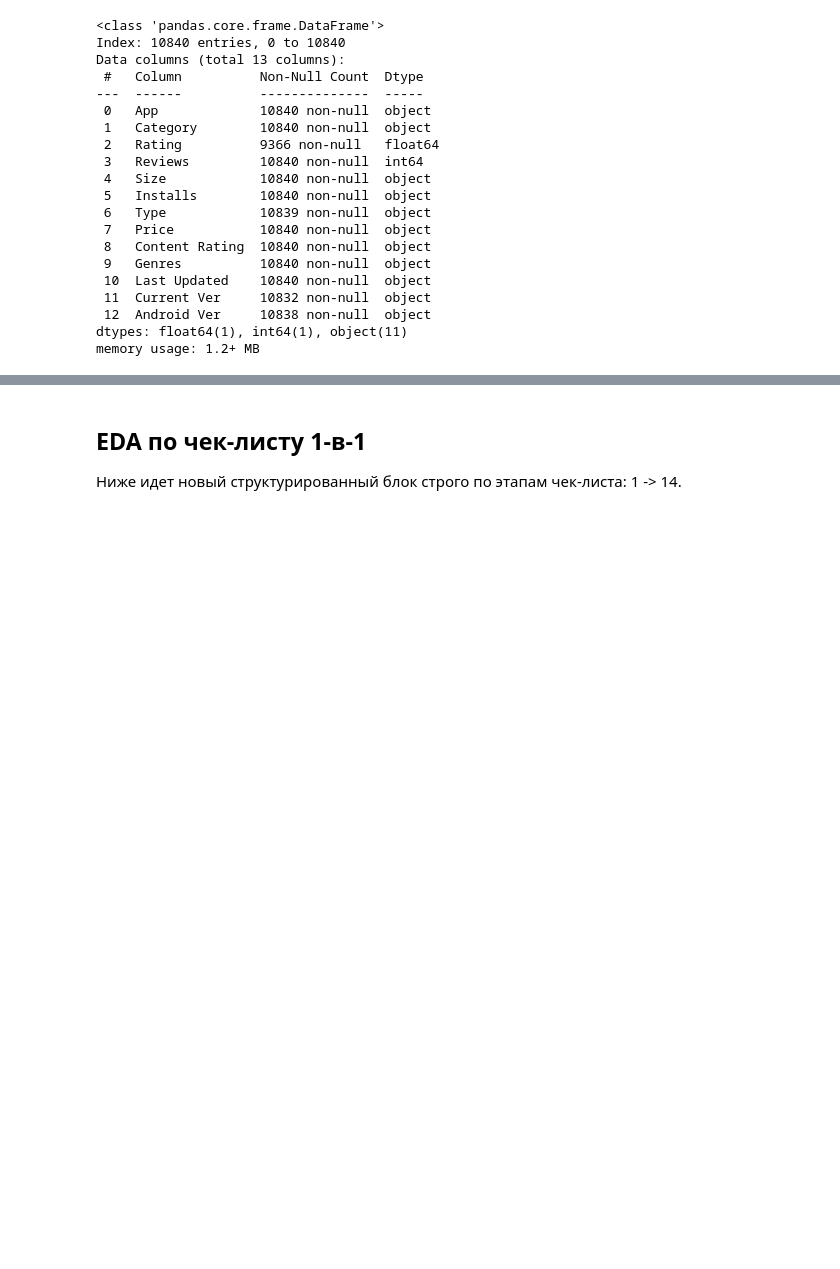
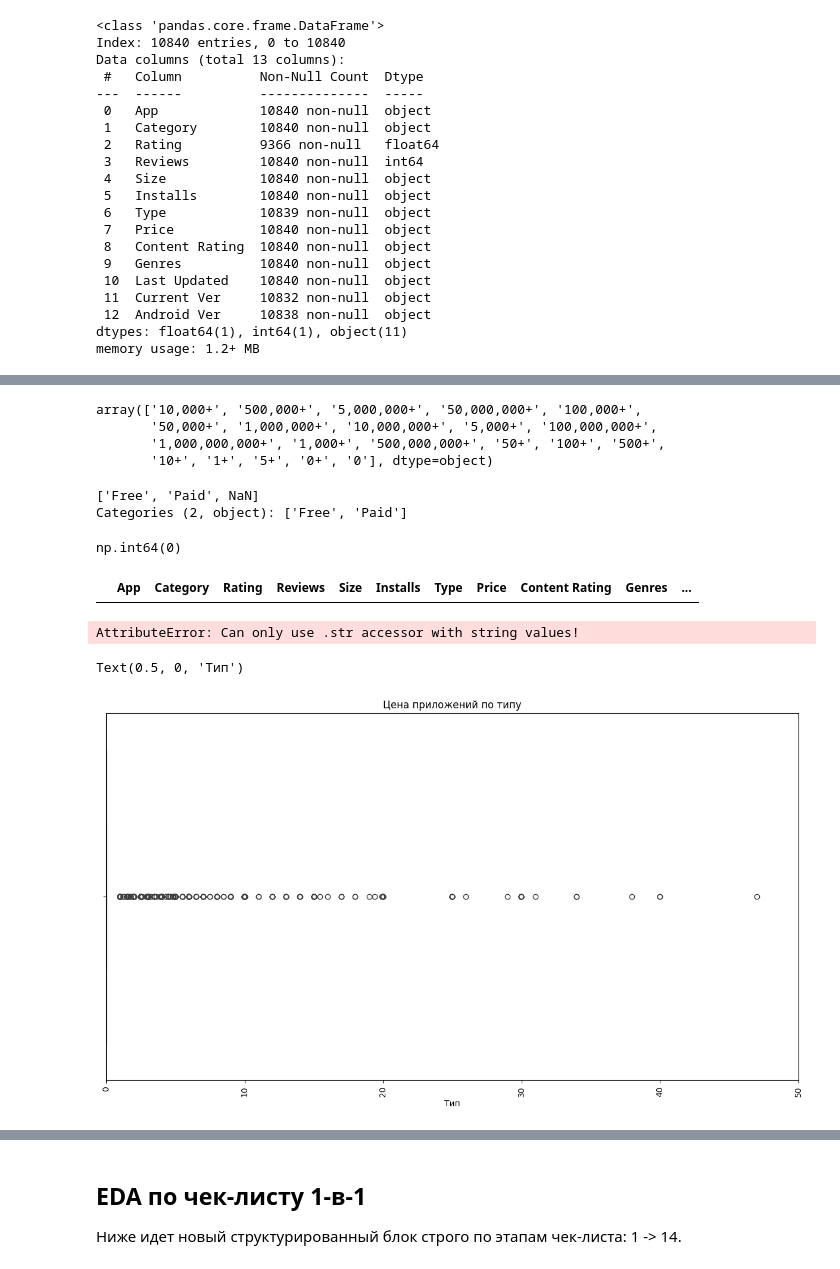
Before and after one commit to gggvitalii90/python_analytics_ich_120925, a Jupyter notebook: notebooks/Python for DA_PR19.ipynb, the cells around one changed output, grey strips where cells are left out. Saved outputs shown, nothing was run; the diff lists cells and outputs as text; code cells hidden in the pictures; blank space fills up the shorter version.

```diff
--- a/notebooks/Python for DA_PR19.ipynb
+++ b/notebooks/Python for DA_PR19.ipynb
@@ -242,0 +261,5 @@ memory usage: 1.5+ MB
+# %%
+cat_cols = ['Genres', 'Android Ver', 'Category', 'Type', 'Content Rating']
+
+for col in cat_cols:
+    df_googleplay[col] = df_googleplay[col].astype('category')
@@ -242,0 +287,6 @@ memory usage: 1.5+ MB
+# %%
+means = (df_googleplay['Size'].replace(0, np.nan).groupby(df_googleplay['Category']).transform('mean'))
+
+df_googleplay['Size'] = df_googleplay['Size'].replace(0, np.nan).fillna(means)
+
+df_googleplay.sort_values(by='Size', ascending=False).head(10)
@@ -242,0 +305,34 @@ memory usage: 1.5+ MB
+# %%
+df_googleplay['Installs'].unique()
+# %% [output]
+array(['10,000+', '500,000+', '5,000,000+', '50,000,000+', '100,000+',
+       '50,000+', '1,000,000+', '10,000,000+', '5,000+', '100,000,000+',
+       '1,000,000,000+', '1,000+', '500,000,000+', '50+', '100+', '500+',
+       '10+', '1+', '5+', '0+', '0'], dtype=object)
+# %%
+df_googleplay['Type'].unique()
+# %% [output]
+['Free', 'Paid', NaN]
+Categories (2, object): ['Free', 'Paid']
+# %%
+display(df_googleplay['Type'].isna().sum())
+df_googleplay[df_googleplay['Type'].isna() == True]
+# %% [output]
+np.int64(0)
+|  | App | Category | Rating | Reviews | Size | Installs | Type | Price | Content Rating | Genres | ... |
+# %%
+df_googleplay.drop(9148, inplace = True)
+# %%
+df_googleplay['Price']=df_googleplay['Price'].str.replace('$','').astype(float)
+# %% [output]
+AttributeError: Can only use .str accessor with string values!
+# %%
+plt.figure(figsize=(15,8))
+sns.boxplot(x='Price', data=df_googleplay)
+plt.xticks(rotation=90)
+plt.xlim(0, 50)
+plt.title('Цена приложений по типу')
+plt.xlabel('Тип')
+# %% [output]
+Text(0.5, 0, 'Тип')
+[figure, added]
```
Also changed, not shown: parts of 38 cells of this notebook, 2 other files.
